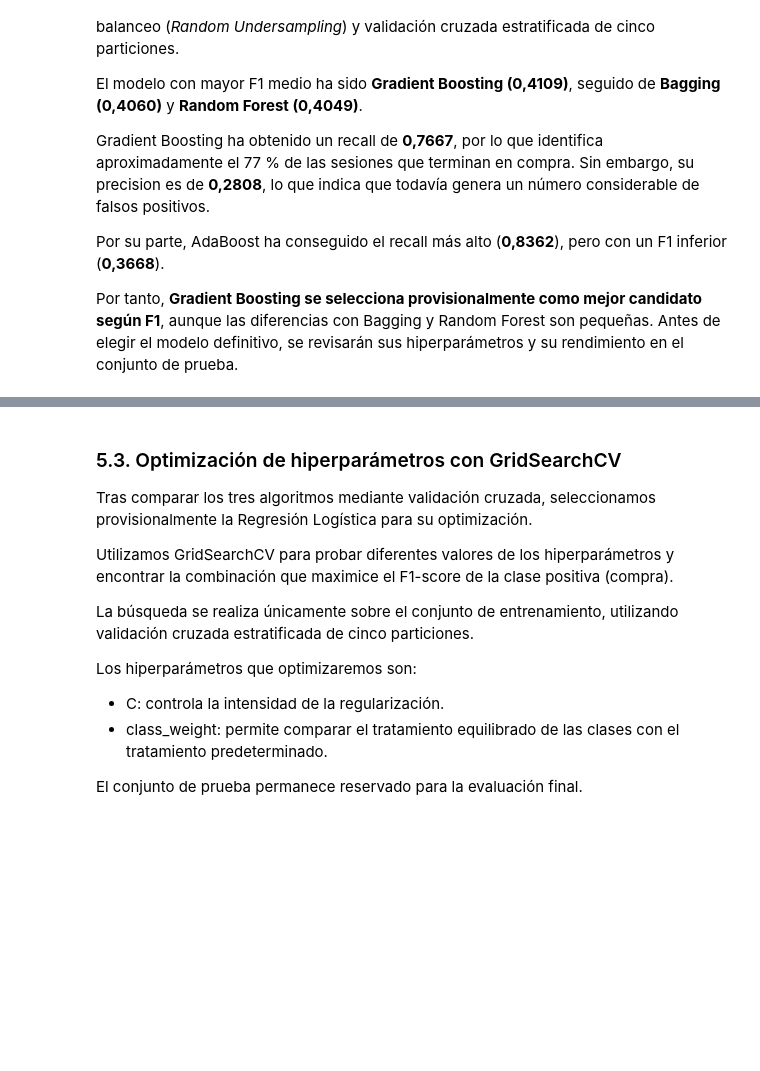
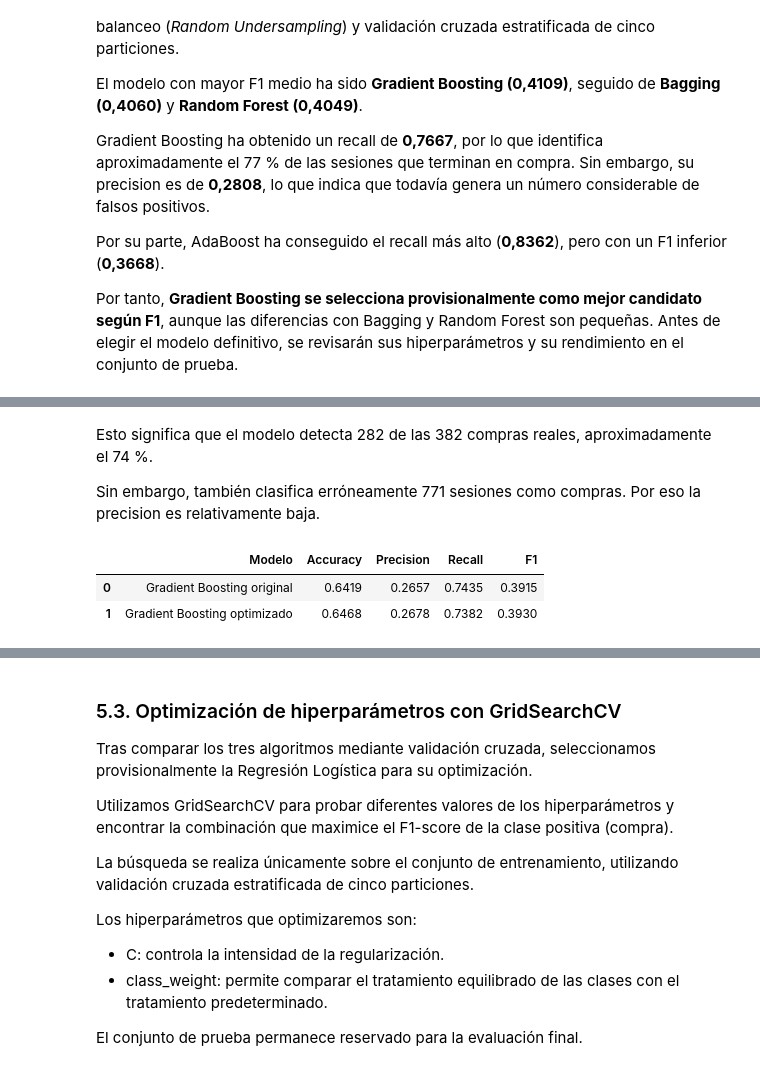
Before and after one commit to beafernandez22/proyecto_lo_compraran_ml, a Jupyter notebook: proyecto_lo_compraran_ml.ipynb, the cells around one changed output, grey strips where cells are left out. Saved outputs shown, nothing was run; the diff lists cells and outputs as text; code cells hidden in the pictures; blank space fills up the shorter version.

```diff
--- a/proyecto_lo_compraran_ml.ipynb
+++ b/proyecto_lo_compraran_ml.ipynb
@@ -1505,0 +1463,8 @@ El modelo prioriza detectar posibles compradores, aunque esto implica generar un
+# %%
+from funciones import evaluar_modelo
+# Recuperamos el mejor modelo de Random Search
+modelo_gb_optimizado = random_search_gb.best_estimator_
+
+# Evaluamos sobre el conjunto de prueba
+print("RESULTADOS DE GRADIENT BOOSTING OPTIMIZADO")
+evaluar_modelo(modelo_gb_optimizado, X_test_knn, y_test)
@@ -1505,0 +1489,43 @@ El modelo prioriza detectar posibles compradores, aunque esto implica generar un
+# %% [markdown]
+Esto significa que el modelo detecta 282 de las 382 compras reales, aproximadamente el 74 %.
+
+Sin embargo, también clasifica erróneamente 771 sesiones como compras. Por eso la precision es relativamente baja.
+# %%
+from sklearn.metrics import accuracy_score, precision_score, recall_score, f1_score
+from sklearn.base import clone
+
+# Entrenamos el Gradient Boosting original con undersampling
+modelo_gb_original = clone(pipeline_gb_random)
+
+modelo_gb_original.fit(X_train_knn, y_train)
+
+# Predicciones de ambos modelos sobre los mismos datos de prueba
+pred_original = modelo_gb_original.predict(X_test_knn)
+pred_optimizado = modelo_gb_optimizado.predict(X_test_knn)
+
+# Tabla comparativa
+comparacion_gb = pd.DataFrame({
+    "Modelo": ["Gradient Boosting original", "Gradient Boosting optimizado"],
+    "Accuracy": [
+        accuracy_score(y_test, pred_original),
+        accuracy_score(y_test, pred_optimizado)
+    ],
+    "Precision": [
+        precision_score(y_test, pred_original),
+        precision_score(y_test, pred_optimizado)
+    ],
+    "Recall": [
+        recall_score(y_test, pred_original),
+        recall_score(y_test, pred_optimizado)
+    ],
+    "F1": [
+        f1_score(y_test, pred_original),
+        f1_score(y_test, pred_optimizado)
+    ]
+})
+
+display(comparacion_gb.round(4))
+# %% [output]
+|  | Modelo | Accuracy | Precision | Recall | F1 |
+| 0 | Gradient Boosting original | 0.6419 | 0.2657 | 0.7435 | 0.3915 |
+| 1 | Gradient Boosting optimizado | 0.6468 | 0.2678 | 0.7382 | 0.3930 |
```
Also changed, not shown: parts of 9 cells of this notebook, 5 other files.
